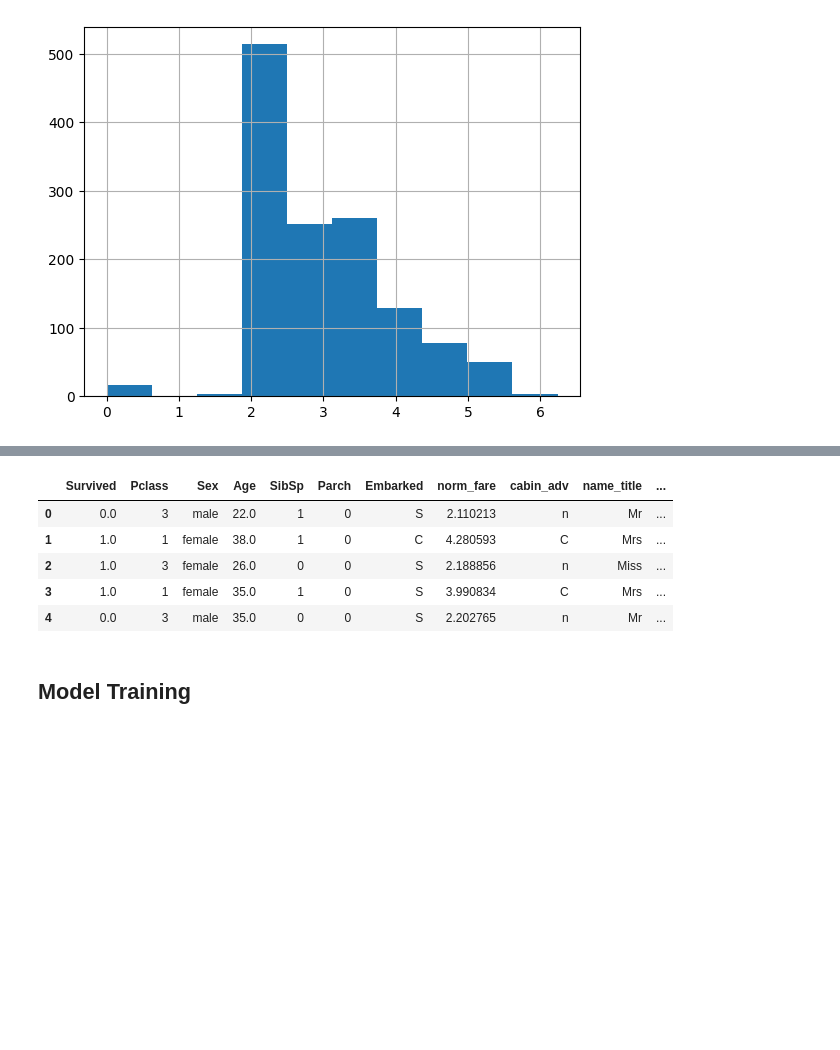
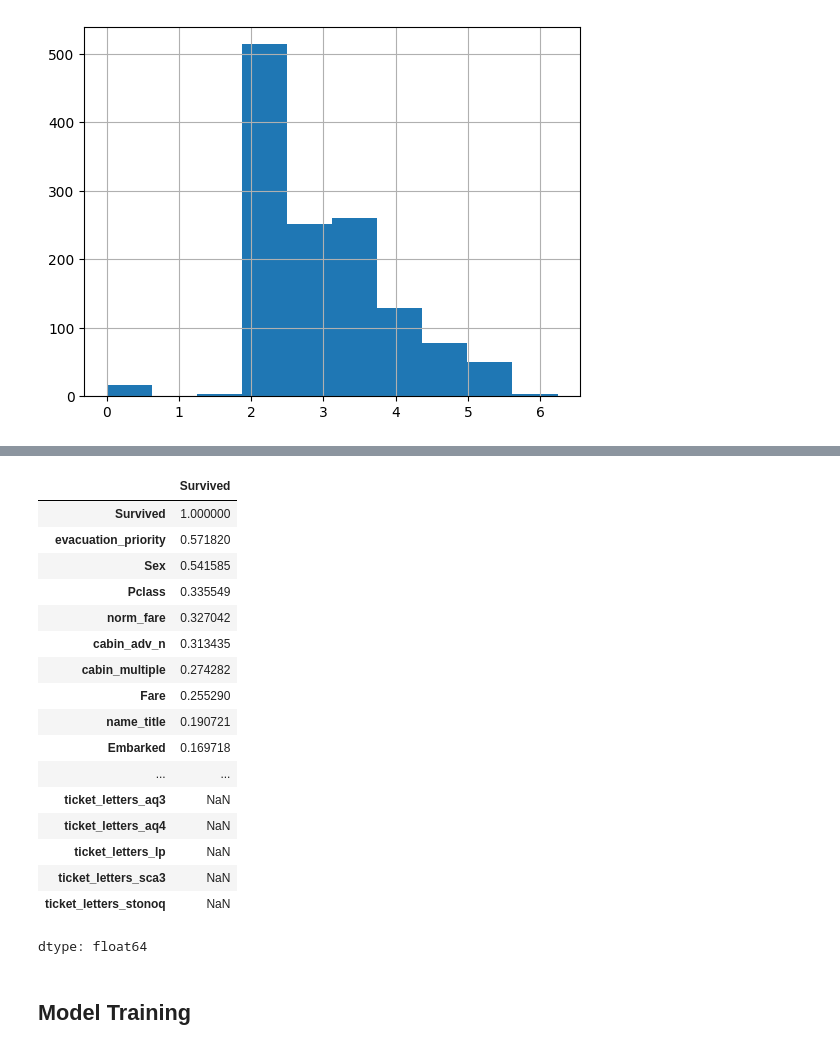
Before and after one commit to machiwao/ml-development, a Jupyter notebook: kaggle_TitanicWorkingVer.ipynb, the cells around one changed output, grey strips where cells are left out. Cells and saved outputs as stored; diff of their text form; code cells hidden in the pictures; blank space fills up the shorter version.

```diff
--- a/kaggle_TitanicWorkingVer.ipynb
+++ b/kaggle_TitanicWorkingVer.ipynb
@@ -444,5 +562,2 @@ all_data.drop(columns=['PassengerId', 'Name', 'Ticket', 'Cabin', 'ticket_letters
 # %%
 # features = ['Pclass', 'Sex','Age', 'SibSp', 'Parch', 'Embarked', 'cabin_adv', 'cabin_multiple', 'numeric_ticket', 'name_title', 'norm_fare']
-# %%
-features=['Survived','Pclass','Sex','Age', 'SibSp','Parch', 'Embarked','norm_fare', 'cabin_adv', 'name_title', 'numeric_ticket','train_dt', 'ticket_typ']
-all_data=all_data[features]
@@ -448,0 +566,8 @@ all_data=all_data[features]
+# %%
+categorical_cols = ['Sex', 'Embarked', 'ticket_typ', 'name_title', 'age_group']
+numerical_cols = ['cabin_multiple', 'family_size', 'norm_fare', 'evacuation_priority', 'Age', 'SibSp', 'Parch', 'Fare']
+dummy_cols = ['cabin_adv', 'ticket_letters']
+'''
+numerical_cols = ['Age', 'SibSp', 'Parch', 'Fare', 'cabin_multiple', 'family_size', 'norm_fare', 'evacuation_priority']
+# categorical_cols = ['Pclass', 'Sex', 'Embarked', 'cabin_adv', 'ticket_typ']
+'''
@@ -449,3 +579,7 @@ all_data=all_data[features]
+# %%
+le = LabelEncoder()
+for col in categorical_cols:
+    all_data[col] = le.fit_transform(all_data[col])
 # %%
 all_data.info()
 # %% [output]
@@ -472,9 +602,0 @@ memory usage: 143.0+ KB
-# %%
-all_data.head()
-# %% [output]
-|  | Survived | Pclass | Sex | Age | SibSp | Parch | Embarked | norm_fare | cabin_adv | name_title | ... |
-| 0 | 0.0 | 3 | male | 22.0 | 1 | 0 | S | 2.110213 | n | Mr | ... |
-| 1 | 1.0 | 1 | female | 38.0 | 1 | 0 | C | 4.280593 | C | Mrs | ... |
-| 2 | 1.0 | 3 | female | 26.0 | 0 | 0 | S | 2.188856 | n | Miss | ... |
-| 3 | 1.0 | 1 | female | 35.0 | 1 | 0 | S | 3.990834 | C | Mrs | ... |
-| 4 | 0.0 | 3 | male | 35.0 | 0 | 0 | S | 2.202765 | n | Mr | ... |
@@ -487,5 +603,26 @@ all_data[numerical_cols] = scaler.fit_transform(all_data[numerical_cols])
 # %%
-all_data = pd.get_dummies(all_data, columns=['Pclass','Sex','Age', 'SibSp','Parch', 'Embarked','norm_fare', 'cabin_adv', 'name_title', 'numeric_ticket', 'ticket_typ'], drop_first=True)
+all_data = pd.get_dummies(all_data, columns = dummy_cols, drop_first=True)
+# %%
+all_data.corr()['Survived'].abs().sort_values(ascending=False)
+# %% [output]
+|  | Survived |
+| Survived | 1.000000 |
+| evacuation_priority | 0.571820 |
+| Sex | 0.541585 |
+| Pclass | 0.335549 |
+| norm_fare | 0.327042 |
+| cabin_adv_n | 0.313435 |
+| cabin_multiple | 0.274282 |
+| Fare | 0.255290 |
+| name_title | 0.190721 |
+| Embarked | 0.169718 |
+| ... | ... |
+| ticket_letters_aq3 | NaN |
+| ticket_letters_aq4 | NaN |
+| ticket_letters_lp | NaN |
+| ticket_letters_sca3 | NaN |
+| ticket_letters_stonoq | NaN |
+dtype: float64
 # %% [markdown]
 ## Model Training
 # %%
```
Also changed, not shown: parts of 26 cells of this notebook.
